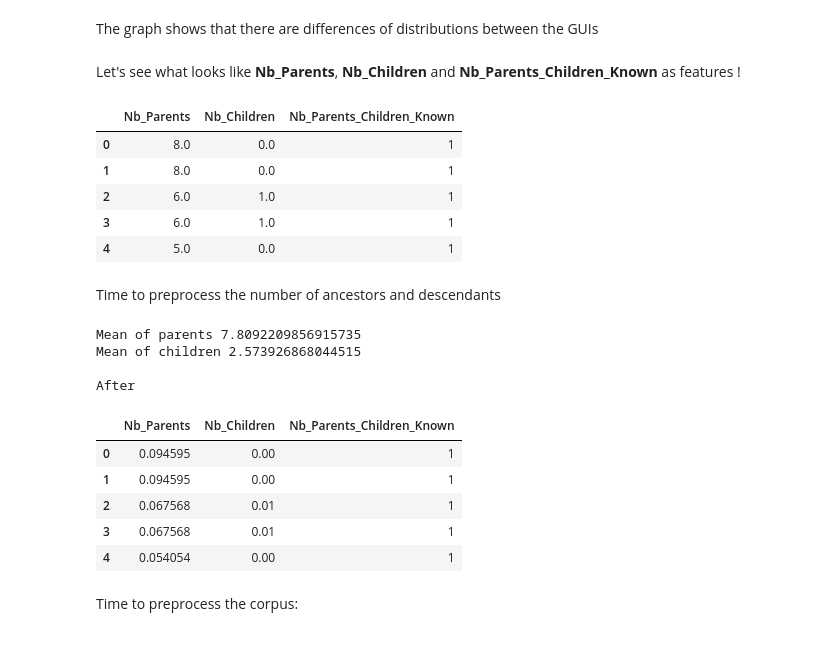
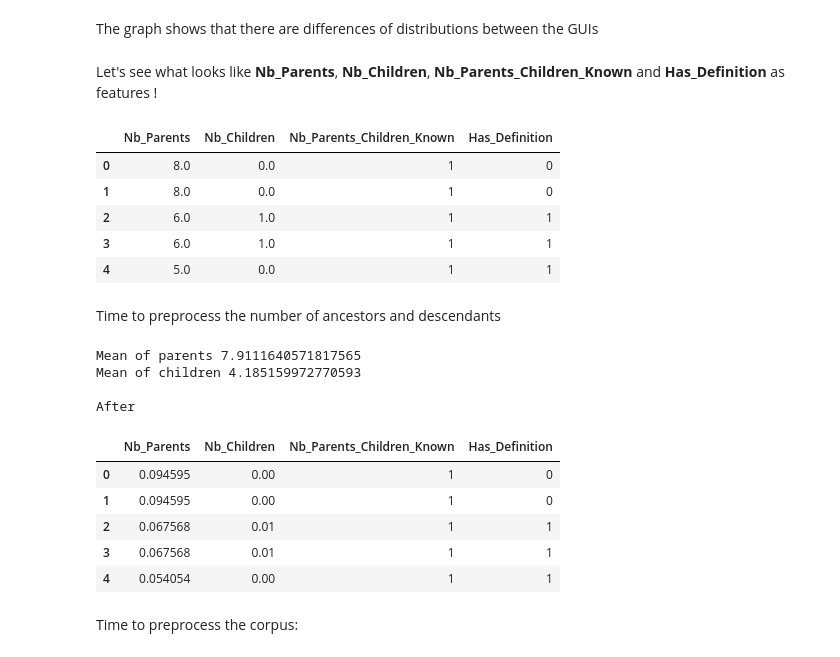
Before and after one commit to sifrproject/UMLS-Types-assignor, a Jupyter notebook: main.ipynb, the cells around one changed output. Saved outputs shown, nothing was run; the diff lists cells and outputs as text; code cells hidden in the pictures.

```diff
--- a/main.ipynb
+++ b/main.ipynb
@@ -85,16 +89,16 @@ plt.show()
 # %% [markdown]
 The graph shows that there are differences of distributions between the GUIs
 # %% [markdown]
-Let's see what looks like **Nb_Parents**, **Nb_Children** and **Nb_Parents_Children_Known** as features !
+Let's see what looks like **Nb_Parents**, **Nb_Children**, **Nb_Parents_Children_Known** and **Has_Definition** as features !
 # %%
-display(data.loc[:,['Nb_Parents', 'Nb_Children', 'Nb_Parents_Children_Known']].head())
+display(data.loc[:,['Nb_Parents', 'Nb_Children', 'Nb_Parents_Children_Known', 'Has_Definition']].head())
 # %% [output]
-|  | Nb_Parents | Nb_Children | Nb_Parents_Children_Known |
-| 0 | 8.0 | 0.0 | 1 |
-| 1 | 8.0 | 0.0 | 1 |
-| 2 | 6.0 | 1.0 | 1 |
-| 3 | 6.0 | 1.0 | 1 |
-| 4 | 5.0 | 0.0 | 1 |
+|  | Nb_Parents | Nb_Children | Nb_Parents_Children_Known | Has_Definition |
+| 0 | 8.0 | 0.0 | 1 | 0 |
+| 1 | 8.0 | 0.0 | 1 | 0 |
+| 2 | 6.0 | 1.0 | 1 | 1 |
+| 3 | 6.0 | 1.0 | 1 | 1 |
+| 4 | 5.0 | 0.0 | 1 | 1 |
 # %% [markdown]
 Time to preprocess the number of ancestors and descendants
 # %%
@@ -111,18 +115,18 @@ data['Nb_Parents'] = (data['Nb_Parents'] - data['Nb_Parents'].min()) / (data['Nb
 data['Nb_Children'] = (data['Nb_Children'] - data['Nb_Children'].min()) / (data['Nb_Children'].max() - data['Nb_Children'].min())
 
 print("\nAfter")
-display(data.loc[:,['Nb_Parents', 'Nb_Children', 'Nb_Parents_Children_Known']].head())
+display(data.loc[:,['Nb_Parents', 'Nb_Children', 'Nb_Parents_Children_Known', 'Has_Definition']].head())
 # %% [output]
-Mean of parents 7.8092209856915735
-Mean of children 2.573926868044515
+Mean of parents 7.9111640571817565
+Mean of children 4.185159972770593
 
 After
-|  | Nb_Parents | Nb_Children | Nb_Parents_Children_Known |
-| 0 | 0.094595 | 0.00 | 1 |
-| 1 | 0.094595 | 0.00 | 1 |
-| 2 | 0.067568 | 0.01 | 1 |
-| 3 | 0.067568 | 0.01 | 1 |
-| 4 | 0.054054 | 0.00 | 1 |
+|  | Nb_Parents | Nb_Children | Nb_Parents_Children_Known | Has_Definition |
+| 0 | 0.094595 | 0.00 | 1 | 0 |
+| 1 | 0.094595 | 0.00 | 1 | 0 |
+| 2 | 0.067568 | 0.01 | 1 | 1 |
+| 3 | 0.067568 | 0.01 | 1 | 1 |
+| 4 | 0.054054 | 0.00 | 1 | 1 |
 # %% [markdown]
 Time to preprocess the corpus:
 # %%
```
Also changed, not shown: parts of 16 cells of this notebook, 4 other files.
